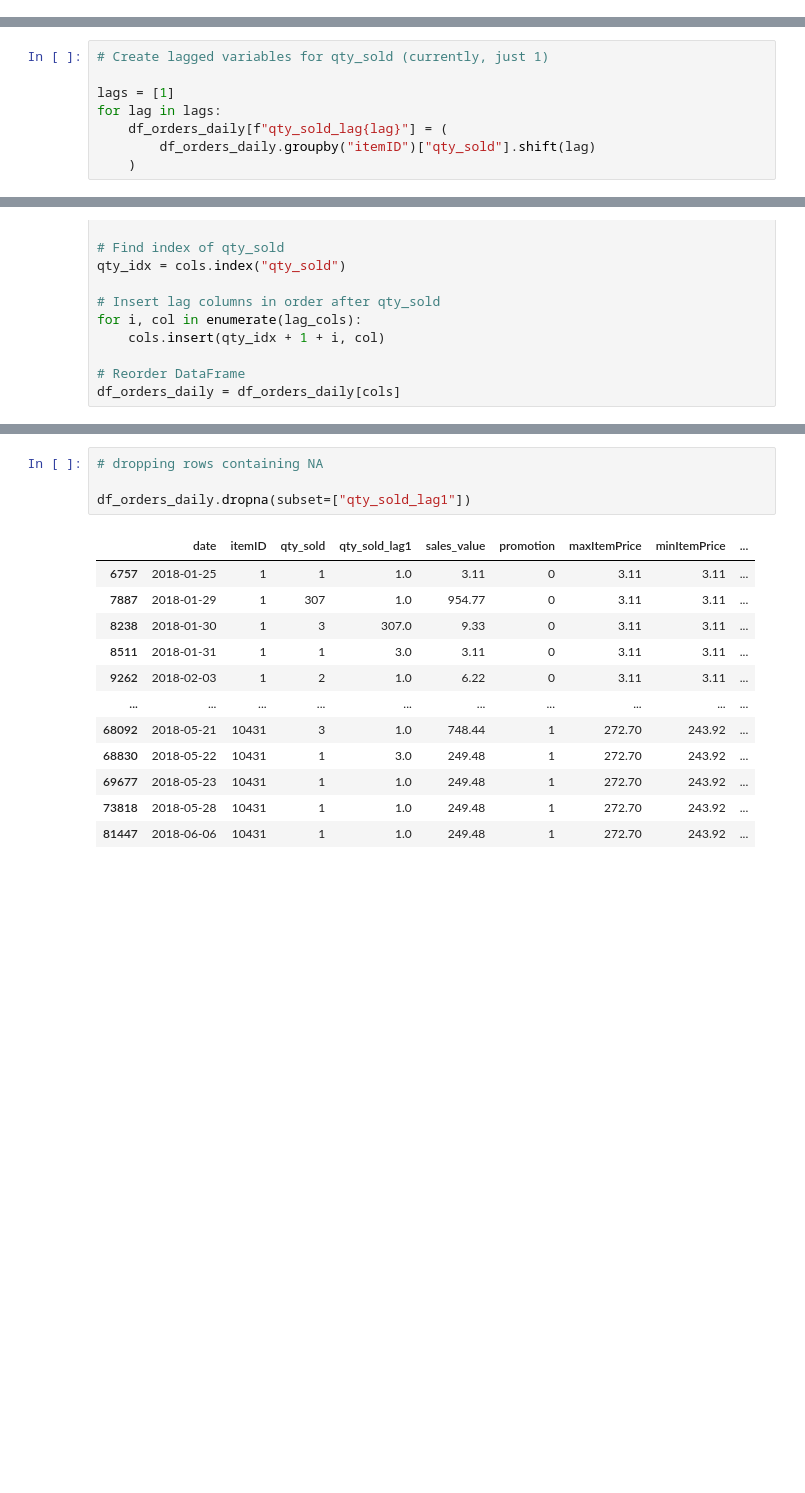
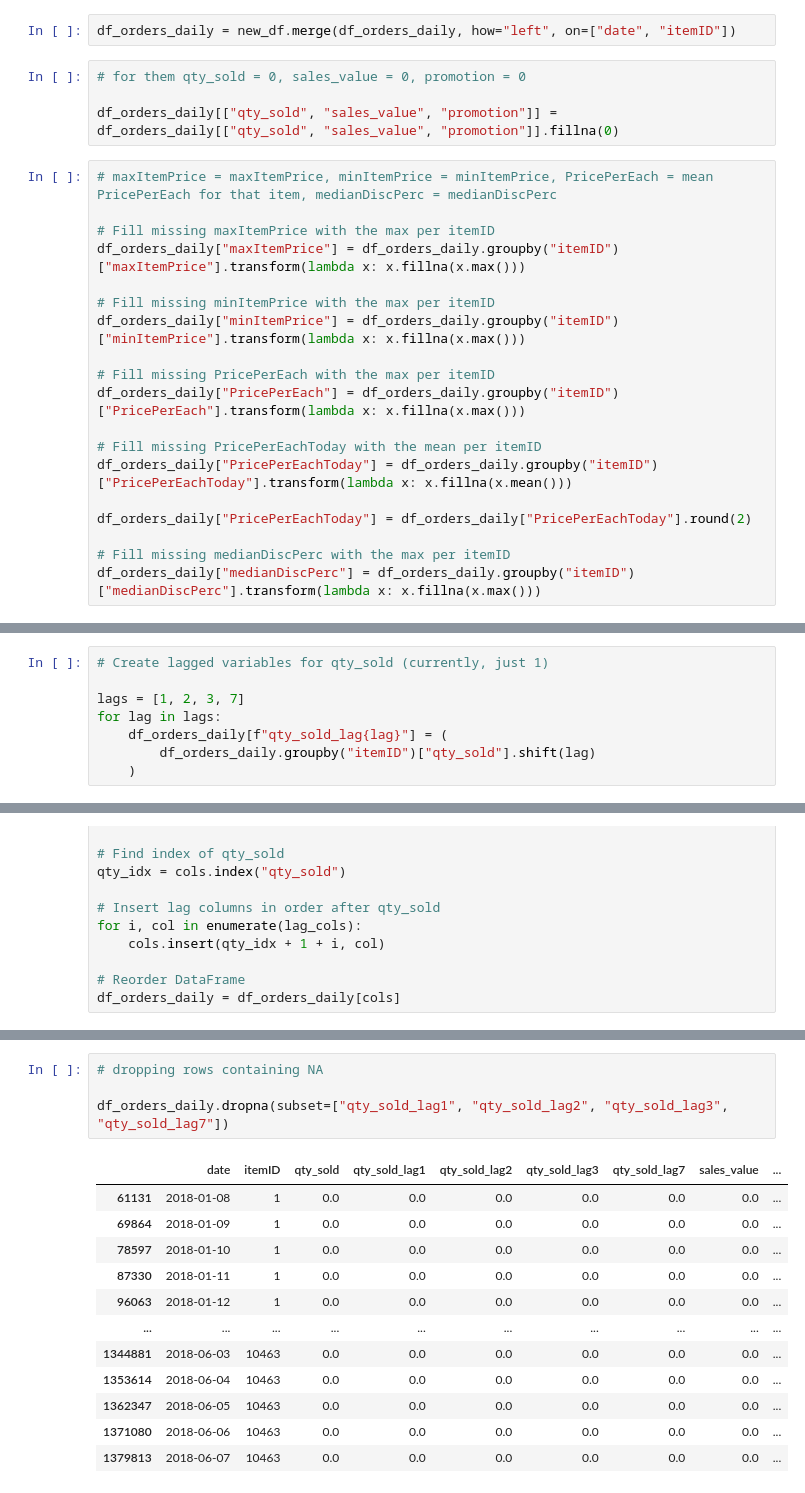
Before and after one commit to damyantilev/case-automated-inventory-management-execution, a Jupyter notebook: inventory_managemet_project.ipynb, the cells around one changed output, grey strips where cells are left out. Drawn from its saved outputs; the diff is of its cells as text; blank space fills up the shorter version.

```diff
--- a/inventory_managemet_project.ipynb
+++ b/inventory_managemet_project.ipynb
@@ -476,3 +541,28 @@ df_orders_daily = df_orders_daily.merge(
+# %%
+df_orders_daily = new_df.merge(df_orders_daily, how="left", on=["date", "itemID"])
+# %%
+# for them qty_sold = 0, sales_value = 0, promotion = 0
+
+df_orders_daily[["qty_sold", "sales_value", "promotion"]] = df_orders_daily[["qty_sold", "sales_value", "promotion"]].fillna(0)
+# %%
+# maxItemPrice = maxItemPrice, minItemPrice = minItemPrice, PricePerEach = mean PricePerEach for that item, medianDiscPerc = medianDiscPerc
+
+# Fill missing maxItemPrice with the max per itemID
+df_orders_daily["maxItemPrice"] = df_orders_daily.groupby("itemID")["maxItemPrice"].transform(lambda x: x.fillna(x.max()))
+
+# Fill missing minItemPrice with the max per itemID
+df_orders_daily["minItemPrice"] = df_orders_daily.groupby("itemID")["minItemPrice"].transform(lambda x: x.fillna(x.max()))
+
+# Fill missing PricePerEach with the max per itemID
+df_orders_daily["PricePerEach"] = df_orders_daily.groupby("itemID")["PricePerEach"].transform(lambda x: x.fillna(x.max()))
+
+# Fill missing PricePerEachToday with the mean per itemID
+df_orders_daily["PricePerEachToday"] = df_orders_daily.groupby("itemID")["PricePerEachToday"].transform(lambda x: x.fillna(x.mean()))
+
+df_orders_daily["PricePerEachToday"] = df_orders_daily["PricePerEachToday"].round(2)
+
+# Fill missing medianDiscPerc with the max per itemID
+df_orders_daily["medianDiscPerc"] = df_orders_daily.groupby("itemID")["medianDiscPerc"].transform(lambda x: x.fillna(x.max()))
 # %% [markdown]
 #### Add masterdata
 # %%
@@ -531,7 +621,7 @@ item_daily_stats["median_daily_orders_unique"] = item_daily_stats["median_daily_
 # %%
 # Create lagged variables for qty_sold (currently, just 1)
 
-lags = [1]
+lags = [1, 2, 3, 7]
 for lag in lags:
     df_orders_daily[f"qty_sold_lag{lag}"] = (
         df_orders_daily.groupby("itemID")["qty_sold"].shift(lag)
@@ -570,17 +660,17 @@ round((len(df_orders_daily.dropna(subset=["qty_sold_lag1"]))/len(df_orders_daily
 # %%
 # dropping rows containing NA
 
-df_orders_daily.dropna(subset=["qty_sold_lag1"])
+df_orders_daily.dropna(subset=["qty_sold_lag1", "qty_sold_lag2", "qty_sold_lag3", "qty_sold_lag7"])
 # %% [output]
-|  | date | itemID | qty_sold | qty_sold_lag1 | sales_value | promotion | maxItemPrice | minItemPrice | ... |
-| 6757 | 2018-01-25 | 1 | 1 | 1.0 | 3.11 | 0 | 3.11 | 3.11 | ... |
-| 7887 | 2018-01-29 | 1 | 307 | 1.0 | 954.77 | 0 | 3.11 | 3.11 | ... |
-| 8238 | 2018-01-30 | 1 | 3 | 307.0 | 9.33 | 0 | 3.11 | 3.11 | ... |
-| 8511 | 2018-01-31 | 1 | 1 | 3.0 | 3.11 | 0 | 3.11 | 3.11 | ... |
-| 9262 | 2018-02-03 | 1 | 2 | 1.0 | 6.22 | 0 | 3.11 | 3.11 | ... |
+|  | date | itemID | qty_sold | qty_sold_lag1 | qty_sold_lag2 | qty_sold_lag3 | qty_sold_lag7 | sales_value | ... |
+| 61131 | 2018-01-08 | 1 | 0.0 | 0.0 | 0.0 | 0.0 | 0.0 | 0.0 | ... |
+| 69864 | 2018-01-09 | 1 | 0.0 | 0.0 | 0.0 | 0.0 | 0.0 | 0.0 | ... |
+| 78597 | 2018-01-10 | 1 | 0.0 | 0.0 | 0.0 | 0.0 | 0.0 | 0.0 | ... |
+| 87330 | 2018-01-11 | 1 | 0.0 | 0.0 | 0.0 | 0.0 | 0.0 | 0.0 | ... |
+| 96063 | 2018-01-12 | 1 | 0.0 | 0.0 | 0.0 | 0.0 | 0.0 | 0.0 | ... |
 | ... | ... | ... | ... | ... | ... | ... | ... | ... | ... |
-| 68092 | 2018-05-21 | 10431 | 3 | 1.0 | 748.44 | 1 | 272.70 | 243.92 | ... |
-| 68830 | 2018-05-22 | 10431 | 1 | 3.0 | 249.48 | 1 | 272.70 | 243.92 | ... |
-| 69677 | 2018-05-23 | 10431 | 1 | 1.0 | 249.48 | 1 | 272.70 | 243.92 | ... |
-| 73818 | 2018-05-28 | 10431 | 1 | 1.0 | 249.48 | 1 | 272.70 | 243.92 | ... |
-| 81447 | 2018-06-06 | 10431 | 1 | 1.0 | 249.48 | 1 | 272.70 | 243.92 | ... |
+| 1344881 | 2018-06-03 | 10463 | 0.0 | 0.0 | 0.0 | 0.0 | 0.0 | 0.0 | ... |
+| 1353614 | 2018-06-04 | 10463 | 0.0 | 0.0 | 0.0 | 0.0 | 0.0 | 0.0 | ... |
+| 1362347 | 2018-06-05 | 10463 | 0.0 | 0.0 | 0.0 | 0.0 | 0.0 | 0.0 | ... |
+| 1371080 | 2018-06-06 | 10463 | 0.0 | 0.0 | 0.0 | 0.0 | 0.0 | 0.0 | ... |
+| 1379813 | 2018-06-07 | 10463 | 0.0 | 0.0 | 0.0 | 0.0 | 0.0 | 0.0 | ... |
```
Also changed, not shown: parts of 26 cells of this notebook.
